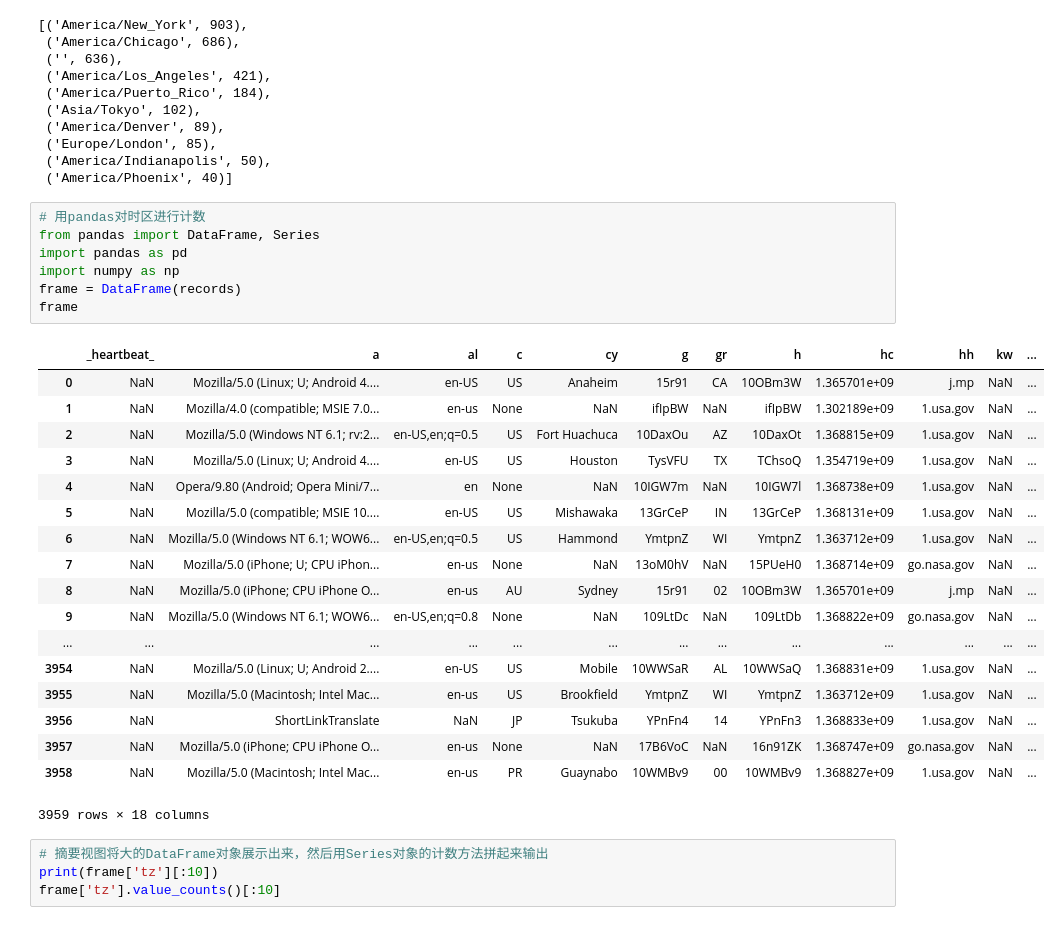
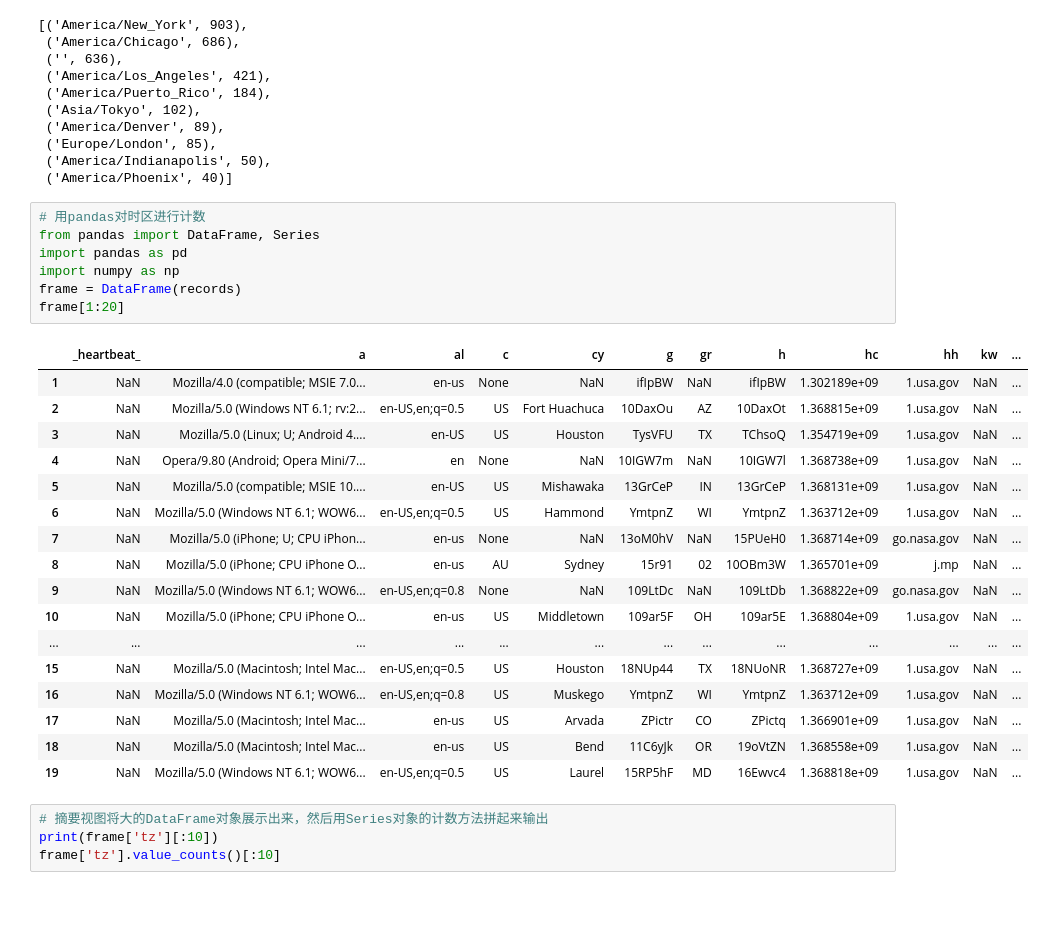
Before and after one commit to StevenXue/MachineLearningAlgorithm, a Jupyter notebook: data-analysis.ipynb, the cells around one changed output. Saved outputs shown, nothing was run; the diff lists cells and outputs as text.

```diff
--- a/data-analysis.ipynb
+++ b/data-analysis.ipynb
@@ -126,13 +126,12 @@ counts.most_common(10)
 # %%
 # 用pandas对时区进行计数
 from pandas import DataFrame, Series
 import pandas as pd
 import numpy as np
 frame = DataFrame(records)
-frame
+frame[1:20]
 # %% [output]
 |  | _heartbeat_ | a | al | c | cy | g | gr | h | hc | hh | kw | ... |
-| 0 | NaN | Mozilla/5.0 (Linux; U; Android 4.... | en-US | US | Anaheim | 15r91 | CA | 10OBm3W | 1.365701e+09 | j.mp | NaN | ... |
 | 1 | NaN | Mozilla/4.0 (compatible; MSIE 7.0... | en-us | None | NaN | ifIpBW | NaN | ifIpBW | 1.302189e+09 | 1.usa.gov | NaN | ... |
 | 2 | NaN | Mozilla/5.0 (Windows NT 6.1; rv:2... | en-US,en;q=0.5 | US | Fort Huachuca | 10DaxOu | AZ | 10DaxOt | 1.368815e+09 | 1.usa.gov | NaN | ... |
 | 3 | NaN | Mozilla/5.0 (Linux; U; Android 4.... | en-US | US | Houston | TysVFU | TX | TChsoQ | 1.354719e+09 | 1.usa.gov | NaN | ... |
@@ -142,13 +141,13 @@ frame
 | 7 | NaN | Mozilla/5.0 (iPhone; U; CPU iPhon... | en-us | None | NaN | 13oM0hV | NaN | 15PUeH0 | 1.368714e+09 | go.nasa.gov | NaN | ... |
 | 8 | NaN | Mozilla/5.0 (iPhone; CPU iPhone O... | en-us | AU | Sydney | 15r91 | 02 | 10OBm3W | 1.365701e+09 | j.mp | NaN | ... |
 | 9 | NaN | Mozilla/5.0 (Windows NT 6.1; WOW6... | en-US,en;q=0.8 | None | NaN | 109LtDc | NaN | 109LtDb | 1.368822e+09 | go.nasa.gov | NaN | ... |
+| 10 | NaN | Mozilla/5.0 (iPhone; CPU iPhone O... | en-us | US | Middletown | 109ar5F | OH | 109ar5E | 1.368804e+09 | 1.usa.gov | NaN | ... |
 | ... | ... | ... | ... | ... | ... | ... | ... | ... | ... | ... | ... | ... |
-| 3954 | NaN | Mozilla/5.0 (Linux; U; Android 2.... | en-US | US | Mobile | 10WWSaR | AL | 10WWSaQ | 1.368831e+09 | 1.usa.gov | NaN | ... |
-| 3955 | NaN | Mozilla/5.0 (Macintosh; Intel Mac... | en-us | US | Brookfield | YmtpnZ | WI | YmtpnZ | 1.363712e+09 | 1.usa.gov | NaN | ... |
-| 3956 | NaN | ShortLinkTranslate | NaN | JP | Tsukuba | YPnFn4 | 14 | YPnFn3 | 1.368833e+09 | 1.usa.gov | NaN | ... |
-| 3957 | NaN | Mozilla/5.0 (iPhone; CPU iPhone O... | en-us | None | NaN | 17B6VoC | NaN | 16n91ZK | 1.368747e+09 | go.nasa.gov | NaN | ... |
-| 3958 | NaN | Mozilla/5.0 (Macintosh; Intel Mac... | en-us | PR | Guaynabo | 10WMBv9 | 00 | 10WMBv9 | 1.368827e+09 | 1.usa.gov | NaN | ... |
+| 15 | NaN | Mozilla/5.0 (Macintosh; Intel Mac... | en-US,en;q=0.5 | US | Houston | 18NUp44 | TX | 18NUoNR | 1.368727e+09 | 1.usa.gov | NaN | ... |
+| 16 | NaN | Mozilla/5.0 (Windows NT 6.1; WOW6... | en-US,en;q=0.8 | US | Muskego | YmtpnZ | WI | YmtpnZ | 1.363712e+09 | 1.usa.gov | NaN | ... |
+| 17 | NaN | Mozilla/5.0 (Macintosh; Intel Mac... | en-us | US | Arvada | ZPictr | CO | ZPictq | 1.366901e+09 | 1.usa.gov | NaN | ... |
+| 18 | NaN | Mozilla/5.0 (Macintosh; Intel Mac... | en-us | US | Bend | 11C6yJk | OR | 19oVtZN | 1.368558e+09 | 1.usa.gov | NaN | ... |
+| 19 | NaN | Mozilla/5.0 (Windows NT 6.1; WOW6... | en-US,en;q=0.5 | US | Laurel | 15RP5hF | MD | 16Ewvc4 | 1.368818e+09 | 1.usa.gov | NaN | ... |
-3959 rows × 18 columns
 # %%
 # 摘要视图将大的DataFrame对象展示出来，然后用Series对象的计数方法拼起来输出
 print(frame['tz'][:10])
```
Also changed, not shown: parts of 3 cells of this notebook, 1 other file.
